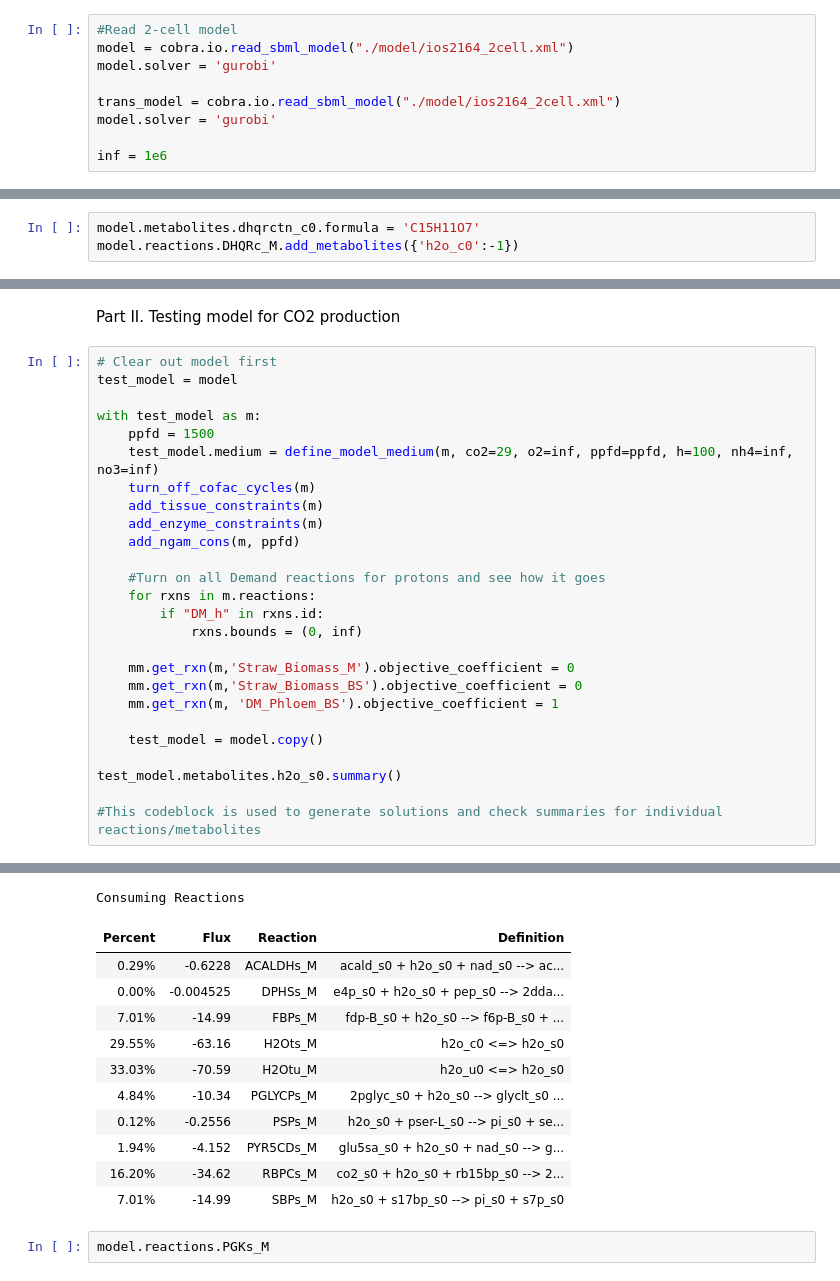
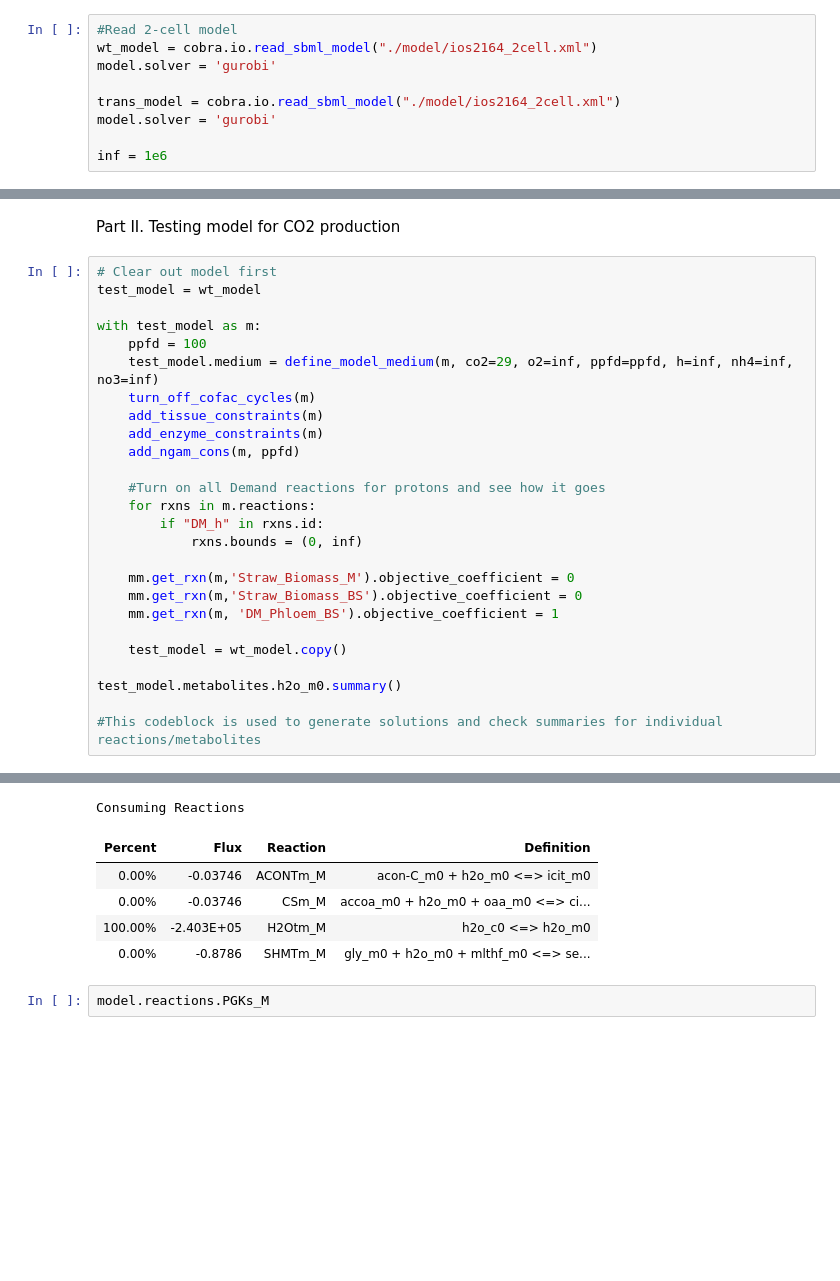
Before and after one commit to rtsantos3/RiceMM, a Jupyter notebook: Scripts/model_analysis/Sandbox-for-CO2-consumption.ipynb, the cells around one changed output, grey strips where cells are left out. Drawn from its saved outputs; the diff is of its cells as text; blank space fills up the shorter version.

```diff
--- a/Scripts/model_analysis/Sandbox-for-CO2-consumption.ipynb
+++ b/Scripts/model_analysis/Sandbox-for-CO2-consumption.ipynb
@@ -38,7 +38,7 @@ Checklist:
 - Check WT FVA @ 1000 PPFD to check CO2 intake and base CO2 script from there.
 # %%
 #Read 2-cell model
-model = cobra.io.read_sbml_model("./model/ios2164_2cell.xml")
+wt_model = cobra.io.read_sbml_model("./model/ios2164_2cell.xml")
 model.solver = 'gurobi'
 
 trans_model = cobra.io.read_sbml_model("./model/ios2164_2cell.xml")
@@ -51,3 +47,0 @@ Academic license - for non-commercial use only - expires 2023-08-03
-# %%
-model.metabolites.dhqrctn_c0.formula = 'C15H11O7'
-model.reactions.DHQRc_M.add_metabolites({'h2o_c0':-1})
@@ -541,11 +523,11 @@ def add_trans_constraints(model,
 Part II. Testing model for CO2 production
 # %%
 # Clear out model first
-test_model = model
+test_model = wt_model
 
 with test_model as m:
-    ppfd = 1500
-    test_model.medium = define_model_medium(m, co2=29, o2=inf, ppfd=ppfd, h=100, nh4=inf, no3=inf)
+    ppfd = 100
+    test_model.medium = define_model_medium(m, co2=29, o2=inf, ppfd=ppfd, h=inf, nh4=inf, no3=inf)
     turn_off_cofac_cycles(m)
     add_tissue_constraints(m)
     add_enzyme_constraints(m)
@@ -560,9 +542,9 @@ with test_model as m:
     mm.get_rxn(m,'Straw_Biomass_BS').objective_coefficient = 0
     mm.get_rxn(m, 'DM_Phloem_BS').objective_coefficient = 1
 
-    test_model = model.copy()
+    test_model = wt_model.copy()
 
-test_model.metabolites.h2o_s0.summary()
+test_model.metabolites.h2o_m0.summary()
 
 #This codeblock is used to generate solutions and check summaries for individual reactions/metabolites
 # %% [output]
@@ -580,15 +562,9 @@ Producing Reactions
 Consuming Reactions
 | Percent | Flux | Reaction | Definition |
-| 0.29% | -0.6228 | ACALDHs_M | acald_s0 + h2o_s0 + nad_s0 --> ac... |
-| 0.00% | -0.004525 | DPHSs_M | e4p_s0 + h2o_s0 + pep_s0 --> 2dda... |
-| 7.01% | -14.99 | FBPs_M | fdp-B_s0 + h2o_s0 --> f6p-B_s0 + ... |
-| 29.55% | -63.16 | H2Ots_M | h2o_c0 <=> h2o_s0 |
-| 33.03% | -70.59 | H2Otu_M | h2o_u0 <=> h2o_s0 |
-| 4.84% | -10.34 | PGLYCPs_M | 2pglyc_s0 + h2o_s0 --> glyclt_s0 ... |
-| 0.12% | -0.2556 | PSPs_M | h2o_s0 + pser-L_s0 --> pi_s0 + se... |
-| 1.94% | -4.152 | PYR5CDs_M | glu5sa_s0 + h2o_s0 + nad_s0 --> g... |
-| 16.20% | -34.62 | RBPCs_M | co2_s0 + h2o_s0 + rb15bp_s0 --> 2... |
-| 7.01% | -14.99 | SBPs_M | h2o_s0 + s17bp_s0 --> pi_s0 + s7p_s0 |
+| 0.00% | -0.03746 | ACONTm_M | acon-C_m0 + h2o_m0 <=> icit_m0 |
+| 0.00% | -0.03746 | CSm_M | accoa_m0 + h2o_m0 + oaa_m0 <=> ci... |
+| 100.00% | -2.403E+05 | H2Otm_M | h2o_c0 <=> h2o_m0 |
+| 0.00% | -0.8786 | SHMTm_M | gly_m0 + h2o_m0 + mlthf_m0 <=> se... |
 # %%
 model.reactions.PGKs_M
 # %%
```
Also changed, not shown: parts of 15 cells of this notebook, 20 other files.
